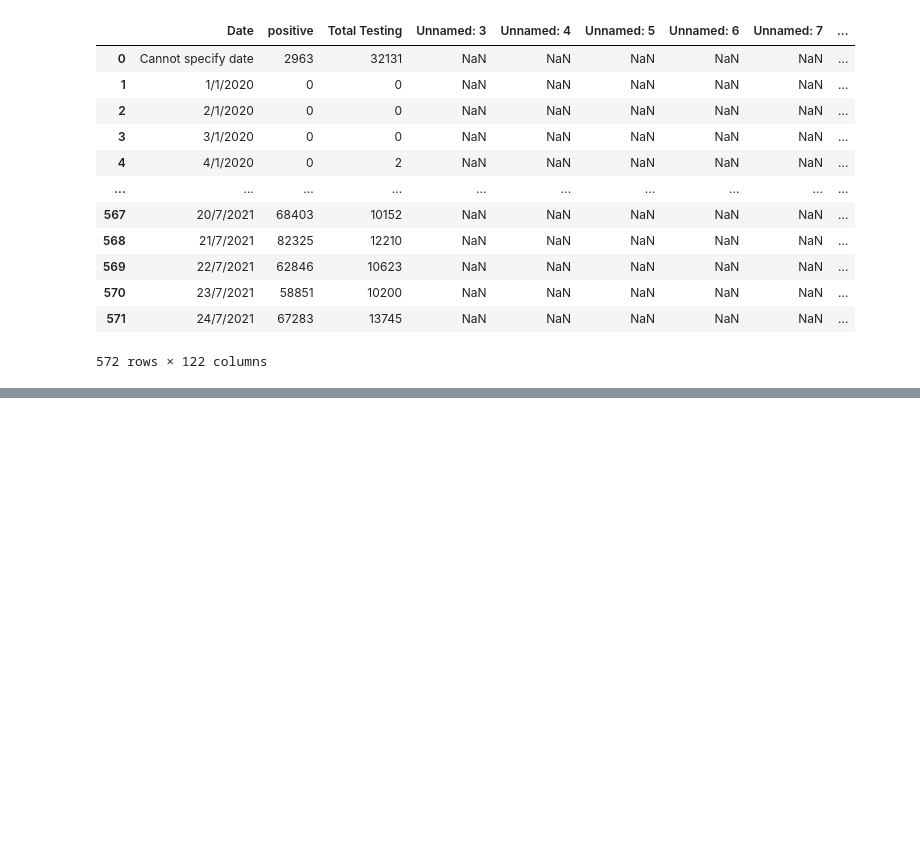
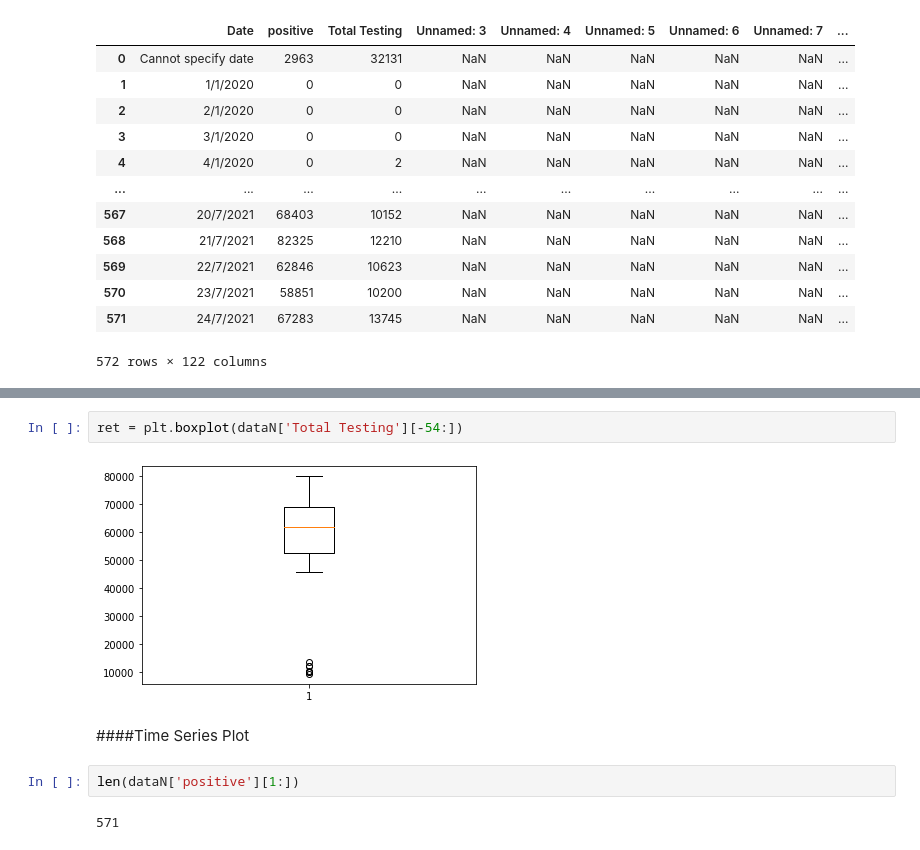
Before and after one commit to Wikanes-k/DWDM21, a Jupyter notebook: Data102(Chapter2).ipynb, the cells around one changed output, grey strips where cells are left out. Saved outputs shown, nothing was run; the diff lists cells and outputs as text; blank space fills up the shorter version.

```diff
--- a/Data102(Chapter2).ipynb
+++ b/Data102(Chapter2).ipynb
@@ -34,0 +181,10 @@ data
+# %%
+ret = plt.boxplot(dataN['Total Testing'][-54:])
+# %% [output]
+[figure, added]
+# %% [markdown]
+####Time Series Plot
+# %%
+len(dataN['positive'][1:])
+# %% [output]
+571
```
Also changed, not shown: parts of 19 cells of this notebook.
